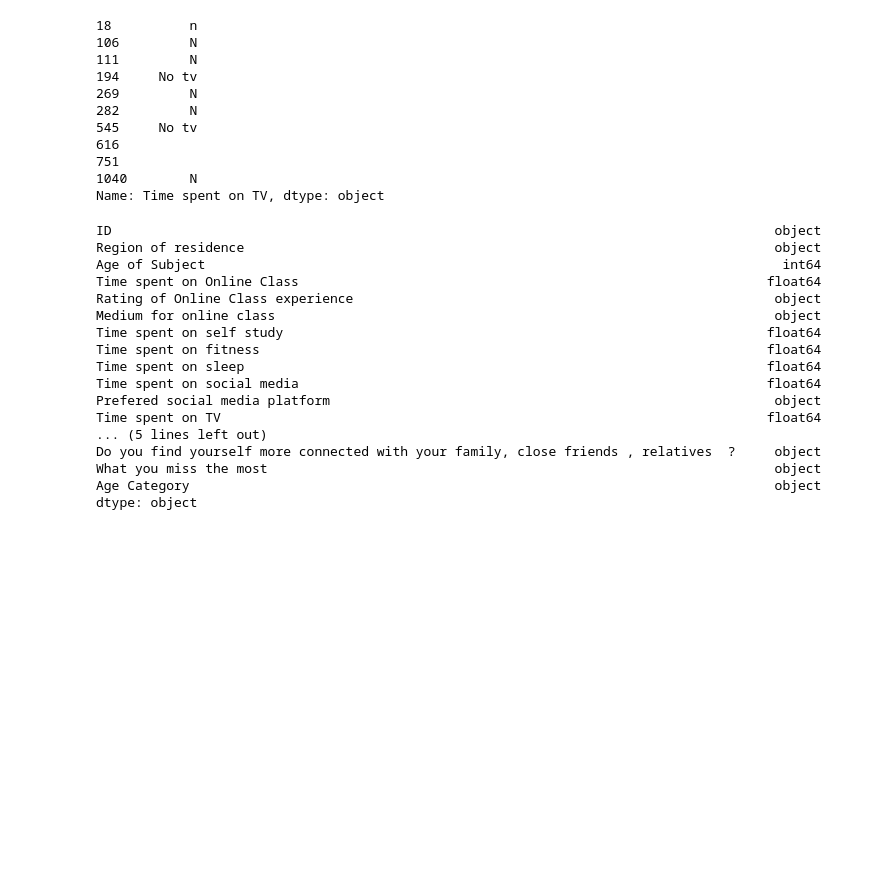
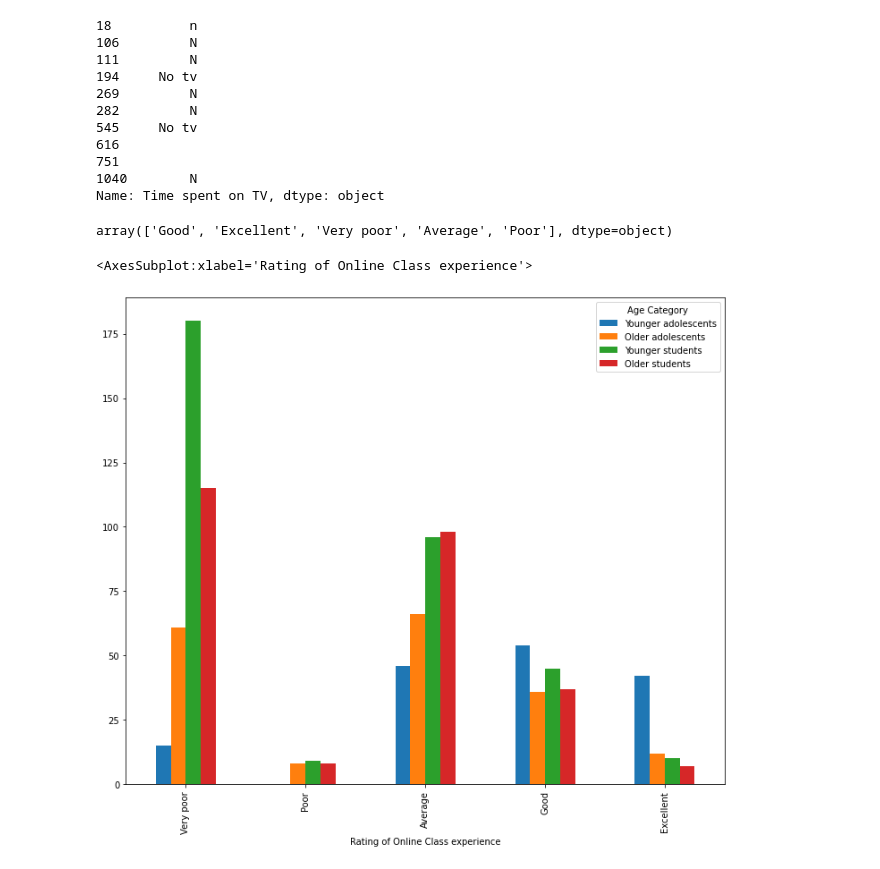
Before and after one commit to jdylik/COVID19_Survey_Data_Analysis, a Jupyter notebook: Proj.ipynb, the cells around one changed output. Saved outputs shown, nothing was run; the diff lists cells and outputs as text; code cells hidden in the pictures; blank space fills up the shorter version.

Commit message:
feat: ratings plot

```diff
--- a/Proj.ipynb
+++ b/Proj.ipynb
@@ -40,7 +40,9 @@ def get_age_category(age: int):
         return 'Older students'
     return 'NA'
 
-df['Age Category'] = df['Age of Subject'].map(get_age_category)
+age_categories = ['Younger adolescents', 'Older adolescents', 'Younger students', 'Older students']
+df['Age Category'] = pd.Categorical(df['Age of Subject'].map(get_age_category), categories=age_categories, ordered=True)
+
 df
 # %% [output]
 |  | ID | Region of residence | Age of Subject | Time spent on Online Class | Rating of Online Class experience | ... |
@@ -130,23 +132,19 @@ df['Time spent on TV'][notnum_mask]
 Name: Time spent on TV, dtype: object
 # %%
 df['Time spent on TV'] = pd.to_numeric(df['Time spent on TV'], errors='coerce').fillna(0)
-# %%
-df.dtypes
-# %% [output]
-ID                                                                                     object
-Region of residence                                                                    object
-Age of Subject                                                                          int64
-Time spent on Online Class                                                            float64
-Rating of Online Class experience                                                      object
-Medium for online class                                                                object
-Time spent on self study                                                              float64
-Time spent on fitness                                                                 float64
-Time spent on sleep                                                                   float64
-Time spent on social media                                                            float64
-Prefered social media platform                                                         object
-Time spent on TV                                                                      float64
-... (5 lines left out)
-Do you find yourself more connected with your family, close friends , relatives  ?     object
-What you miss the most                                                                 object
-Age Category                                                                           object
-dtype: object
+# %%
+df['Rating of Online Class experience'].unique()
+# %% [output]
+array(['Good', 'Excellent', 'Very poor', 'Average', 'Poor'], dtype=object)
+# %%
+rating_categories = ['Very poor', 'Poor', 'Average', 'Good', 'Excellent']
+df['Rating of Online Class experience'] = df['Rating of Online Class experience'].astype(pd.CategoricalDtype(rating_categories , ordered=True))
+# %%
+df\
+    .groupby(['Age Category', 'Rating of Online Class experience'])\
+    .size()\
+    .unstack(0)\
+    .plot(figsize=(12, 10), kind='bar')
+# %% [output]
+<AxesSubplot:xlabel='Rating of Online Class experience'>
+[figure, added]
```
Also changed, not shown: parts of 1 cell of this notebook.
